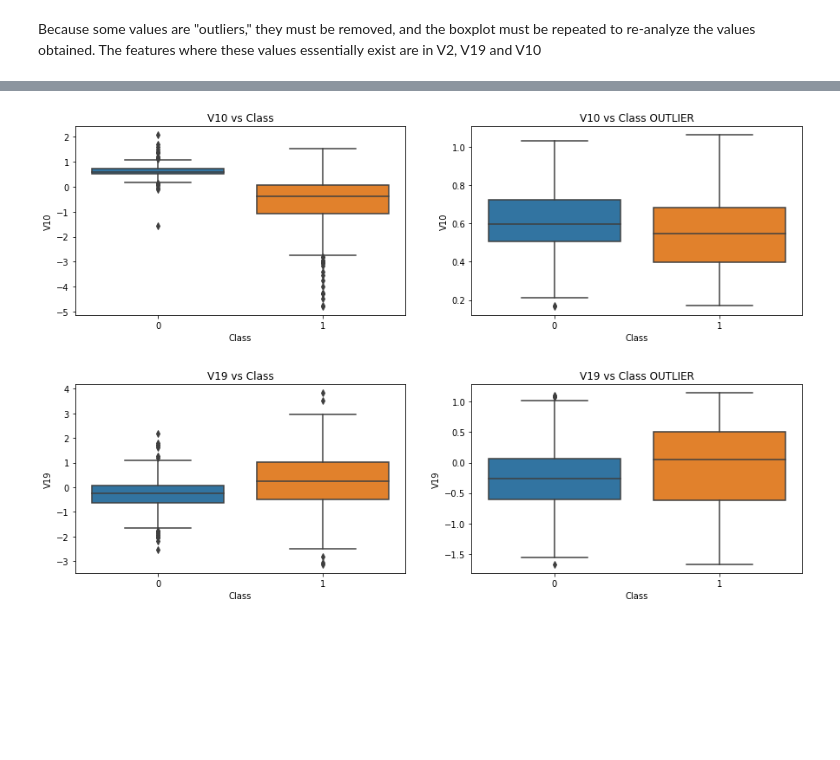
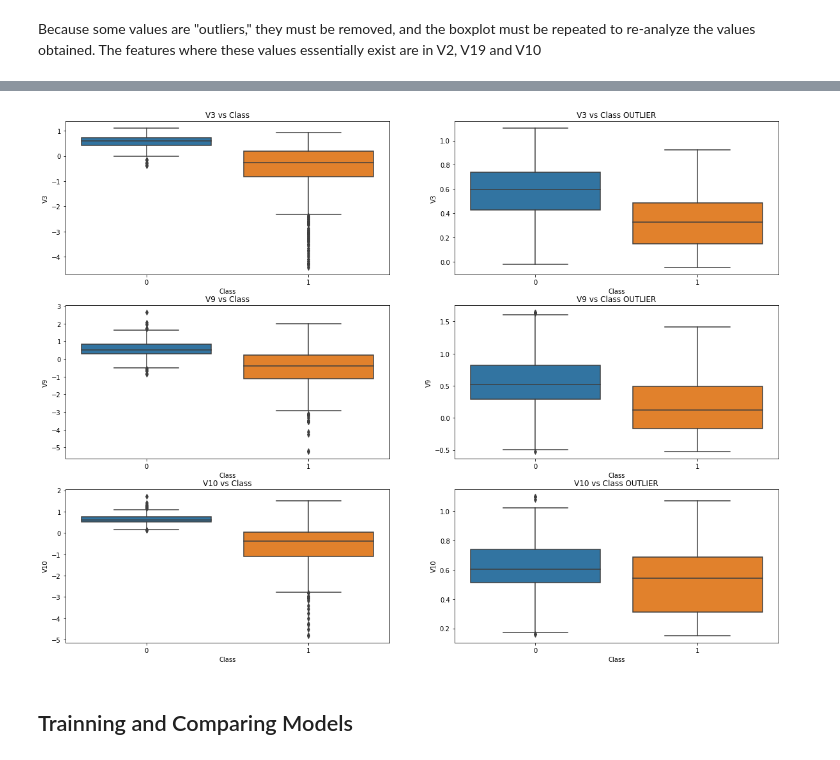
Before and after one commit to alexandreserras/Credit-Card-Fraud-Detection, a Jupyter notebook: Project.ipynb, the cells around one changed output, grey strips where cells are left out. Saved outputs shown, nothing was run; the diff lists cells and outputs as text; code cells hidden in the pictures; blank space fills up the shorter version.

```diff
--- a/Project.ipynb
+++ b/Project.ipynb
@@ -266,14 +256,12 @@ def outlier_removal(data,feature, value):
     df = data.drop(data[(data[feature] > upper_threshold) | (data[feature] < lower_threshold)].index)
     return df
 
-def remove_outlier(feature):
-    data_outlier_feature_V2=outlier_removal(data,feature,1)
-    data_outlier_feature_V2=outlier_removal(data_outlier_feature_V2,feature,0)
+def remove_outlier(feature, axes):
+    data_outlier_feature_V2 = outlier_removal(data,feature,1)
+    data_outlier_feature_V2 = outlier_removal(data_outlier_feature_V2,feature,0)
 
-    f,axes=plt.subplots(figsize=(15,4),ncols=2)
+    sns.boxplot(x=data["Class"], y=data[feature], ax=axes[0])
+    sns.boxplot(x=data_outlier_feature_V2["Class"], y=data_outlier_feature_V2[feature], ax=axes[1])
 
-    sns.boxplot(x=data["Class"],y=data[feature],ax=axes[0])
-    sns.boxplot(x=data_outlier_feature_V2["Class"],y=data_outlier_feature_V2[feature],ax=axes[1])
-
-    axes[0].set_title(feature+" vs Class")
-    axes[1].set_title(feature+" vs Class OUTLIER")
+    axes[0].set_title(feature + " vs Class")
+    axes[1].set_title(feature + " vs Class OUTLIER")
@@ -284,8 +267,0 @@ remove_outlier("V2")
-# %%
-remove_outlier("V10")
-# %% [output]
-[figure, removed]
-# %%
-remove_outlier("V19")
-# %% [output]
-[figure, removed]
@@ -297 +268,15 @@ X_train, X_test, y_train, y_test = train_test_split(X, y, stratify = y)
+# %%
+outlier_features = ['V3', 'V9', 'V10']
+
+ncols = 2
+nrows = len(outlier_features)
+
+f, axes = plt.subplots(nrows, ncols, figsize=(10*ncols, 5*nrows))
+
+for i in range(nrows):
+    remove_outlier(outlier_features[i], axes[i, :])
+# %% [output]
+[figure, added]
+# %% [markdown]
+## Trainning and Comparing Models
 # %%
```
Also changed, not shown: parts of 33 cells of this notebook.
